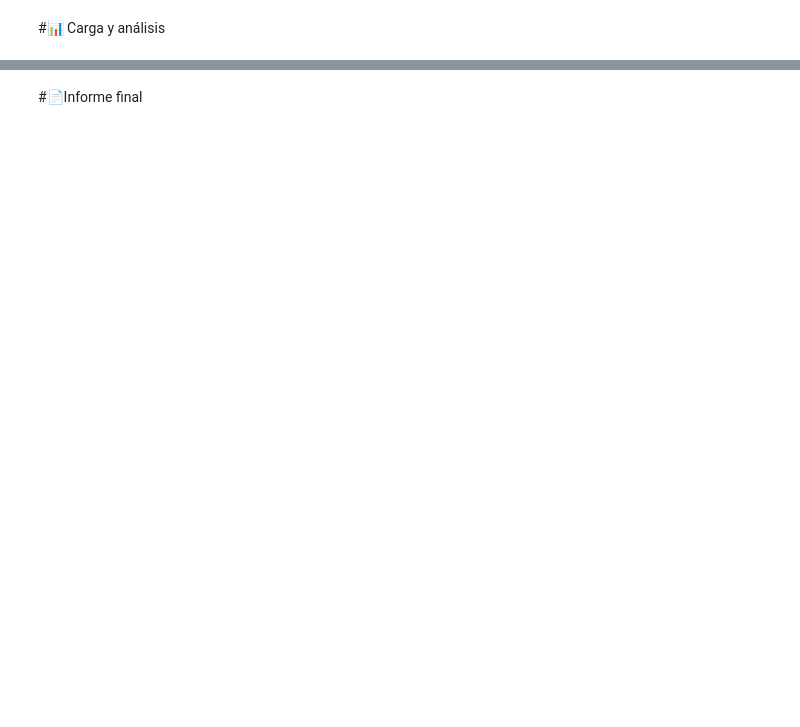
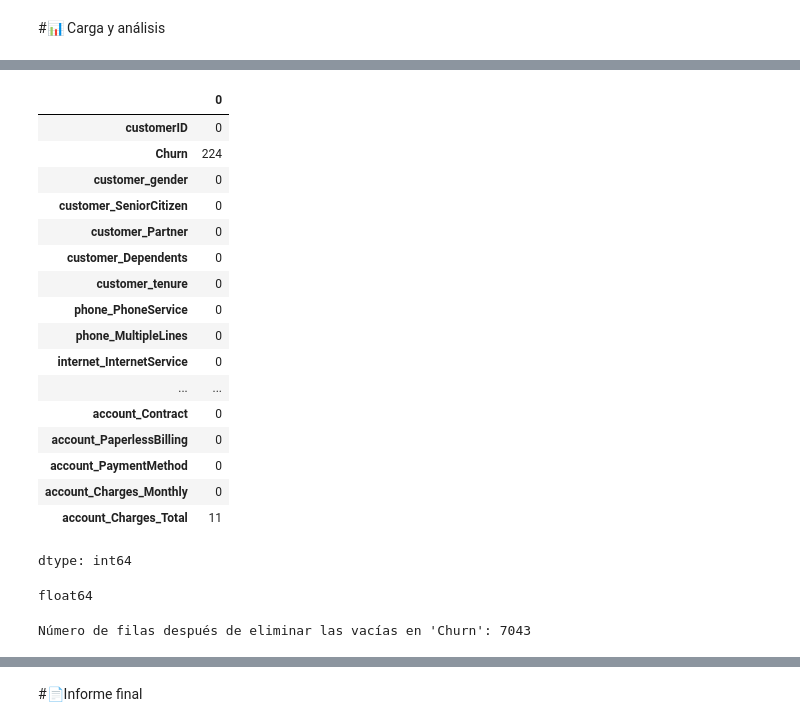
Before and after one commit to marelycarcamo/Challenge_TelecomX, a Jupyter notebook: TelecomX_LATAM.ipynb, the cells around one changed output, grey strips where cells are left out. Cells and saved outputs as stored; diff of their text form; code cells hidden in the pictures; blank space fills up the shorter version.

```diff
--- a/TelecomX_LATAM.ipynb
+++ b/TelecomX_LATAM.ipynb
@@ -8,0 +302,36 @@
+# %%
+# Vacíos o en blanco
+df.apply(lambda x: x.astype(str).str.strip() == '').sum()
+# %% [output]
+|  | 0 |
+| customerID | 0 |
+| Churn | 224 |
+| customer_gender | 0 |
+| customer_SeniorCitizen | 0 |
+| customer_Partner | 0 |
+| customer_Dependents | 0 |
+| customer_tenure | 0 |
+| phone_PhoneService | 0 |
+| phone_MultipleLines | 0 |
+| internet_InternetService | 0 |
+| ... | ... |
+| account_Contract | 0 |
+| account_PaperlessBilling | 0 |
+| account_PaymentMethod | 0 |
+| account_Charges_Monthly | 0 |
+| account_Charges_Total | 11 |
+dtype: int64
+# %%
+#Cambiando la columna "account.Charges.Total" a Float
+
+df['account_Charges_Total'] = pd.to_numeric(df['account_Charges_Total'], errors='coerce')
+print(df['account_Charges_Total'].dtype)
+# %% [output]
+float64
+# %%
+# Eliminando los registros de Churn
+
+df = df[df['Churn'].str.strip() != '']
+print("Número de filas después de eliminar las vacías en 'Churn':", len(df))
+# %% [output]
+Número de filas después de eliminar las vacías en 'Churn': 7043
```
Also changed, not shown: parts of 44 cells of this notebook.
